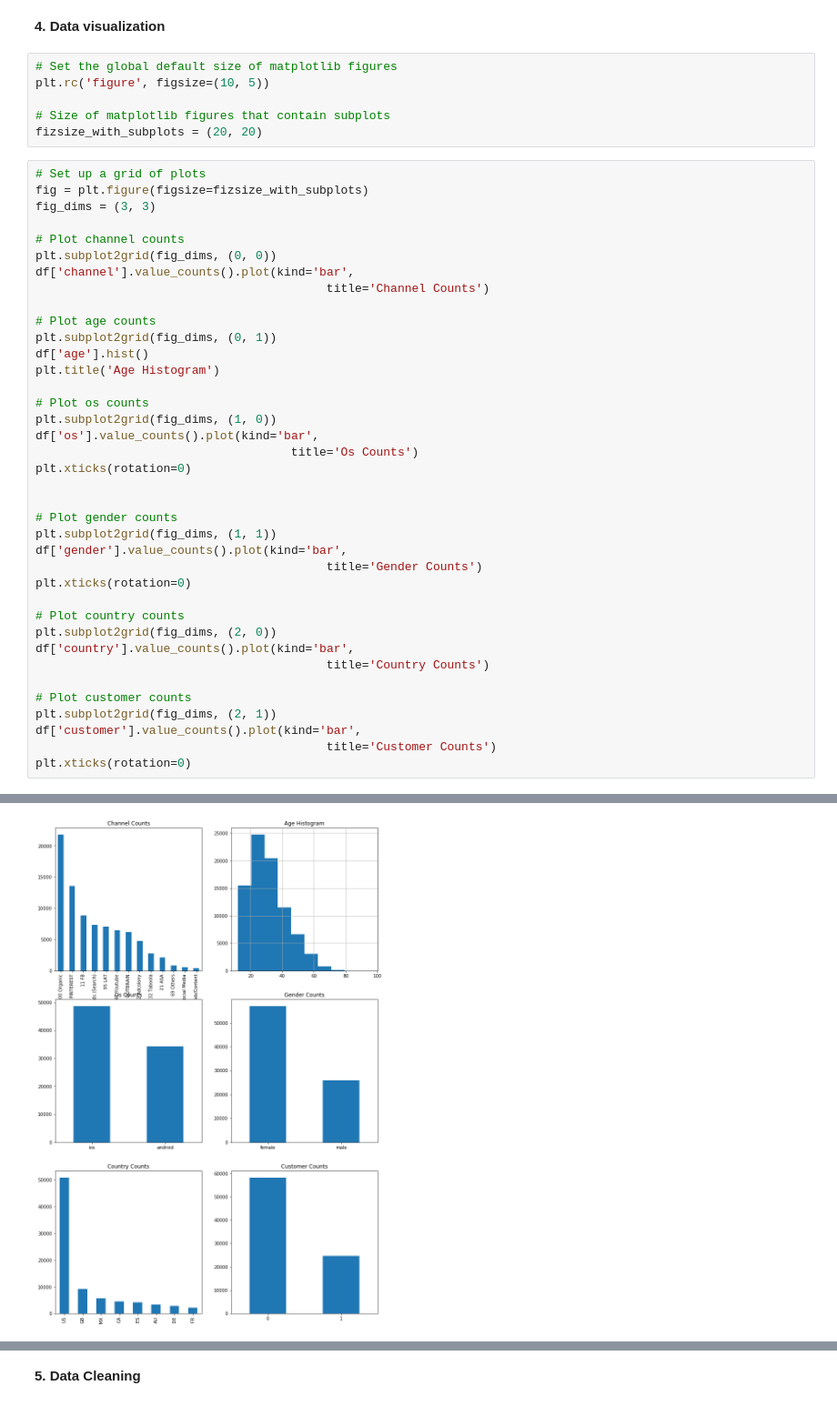
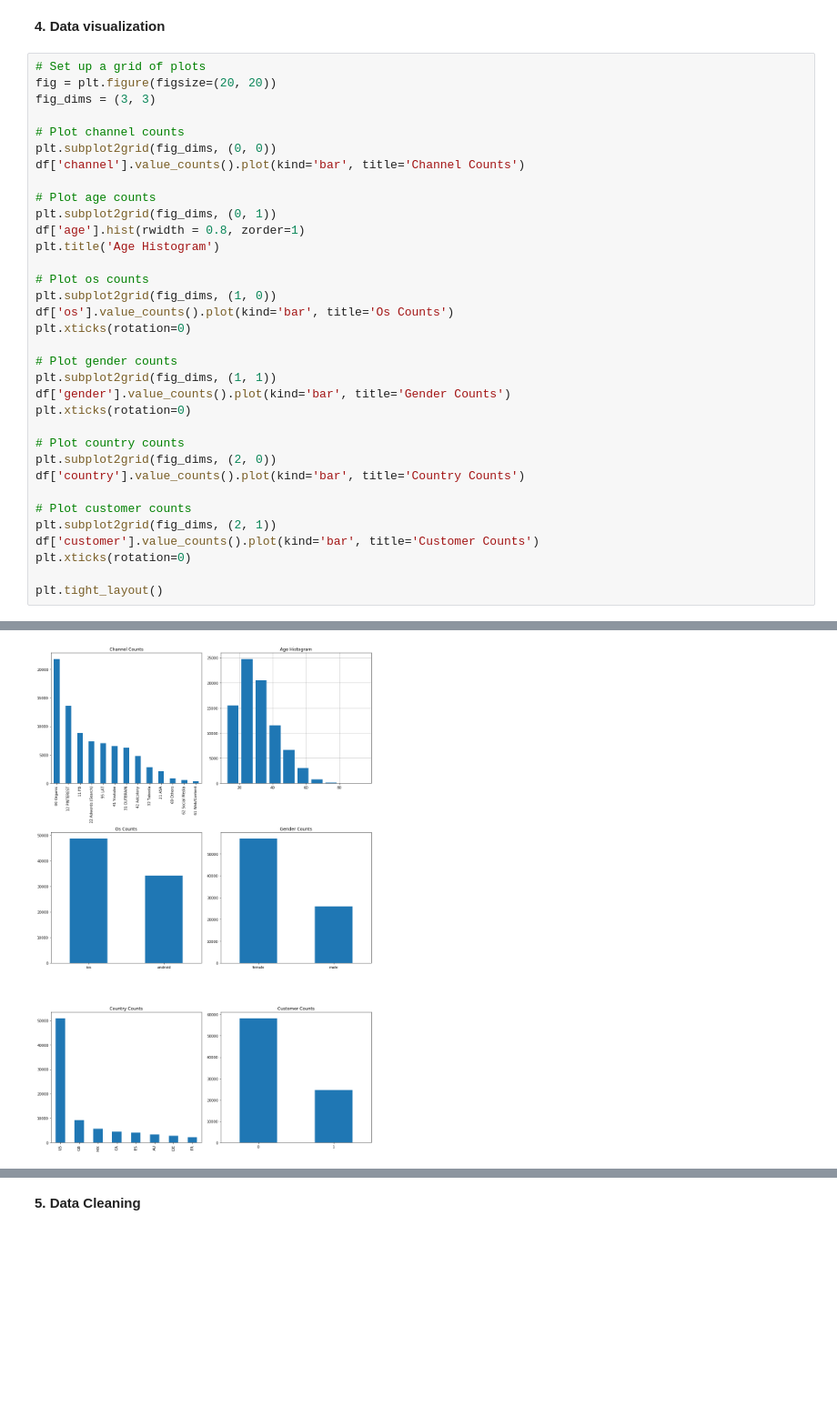
Before and after one commit to Charles1104/8fit, a Jupyter notebook: charles_verleyen_analysis_predictions.ipynb, the cells around one changed output, grey strips where cells are left out. Shown at 91% size. Saved outputs shown, nothing was run; the diff lists cells and outputs as text; blank space fills up the shorter version.

Commit message:
visualization fine-tuned and machine learning in progress with LR

```diff
--- a/charles_verleyen_analysis_predictions.ipynb
+++ b/charles_verleyen_analysis_predictions.ipynb
@@ -100,47 +140,37 @@ dtype: int64
 # %% [markdown]
 **4\. Data visualization**
-# %%
-# Set the global default size of matplotlib figures
-plt.rc('figure', figsize=(10, 5))
-
-# Size of matplotlib figures that contain subplots
-fizsize_with_subplots = (20, 20)
 # %%
 # Set up a grid of plots
-fig = plt.figure(figsize=fizsize_with_subplots)
+fig = plt.figure(figsize=(20, 20))
 fig_dims = (3, 3)
 
 # Plot channel counts
 plt.subplot2grid(fig_dims, (0, 0))
-df['channel'].value_counts().plot(kind='bar',
-                                         title='Channel Counts')
+df['channel'].value_counts().plot(kind='bar', title='Channel Counts')
 
 # Plot age counts
 plt.subplot2grid(fig_dims, (0, 1))
-df['age'].hist()
+df['age'].hist(rwidth = 0.8, zorder=1)
 plt.title('Age Histogram')
 
 # Plot os counts
 plt.subplot2grid(fig_dims, (1, 0))
-df['os'].value_counts().plot(kind='bar',
-                                    title='Os Counts')
+df['os'].value_counts().plot(kind='bar', title='Os Counts')
 plt.xticks(rotation=0)
-
 
 # Plot gender counts
 plt.subplot2grid(fig_dims, (1, 1))
-df['gender'].value_counts().plot(kind='bar',
-                                         title='Gender Counts')
+df['gender'].value_counts().plot(kind='bar', title='Gender Counts')
 plt.xticks(rotation=0)
 
 # Plot country counts
 plt.subplot2grid(fig_dims, (2, 0))
-df['country'].value_counts().plot(kind='bar',
-                                         title='Country Counts')
+df['country'].value_counts().plot(kind='bar', title='Country Counts')
 
 # Plot customer counts
 plt.subplot2grid(fig_dims, (2, 1))
-df['customer'].value_counts().plot(kind='bar',
-                                         title='Customer Counts')
+df['customer'].value_counts().plot(kind='bar', title='Customer Counts')
 plt.xticks(rotation=0)
+
+plt.tight_layout()
 # %% [output]
@@ -148 +177 @@ plt.xticks(rotation=0)
-[figure, old version]
+[figure, new version]
```
Also changed, not shown: parts of 36 cells of this notebook.
